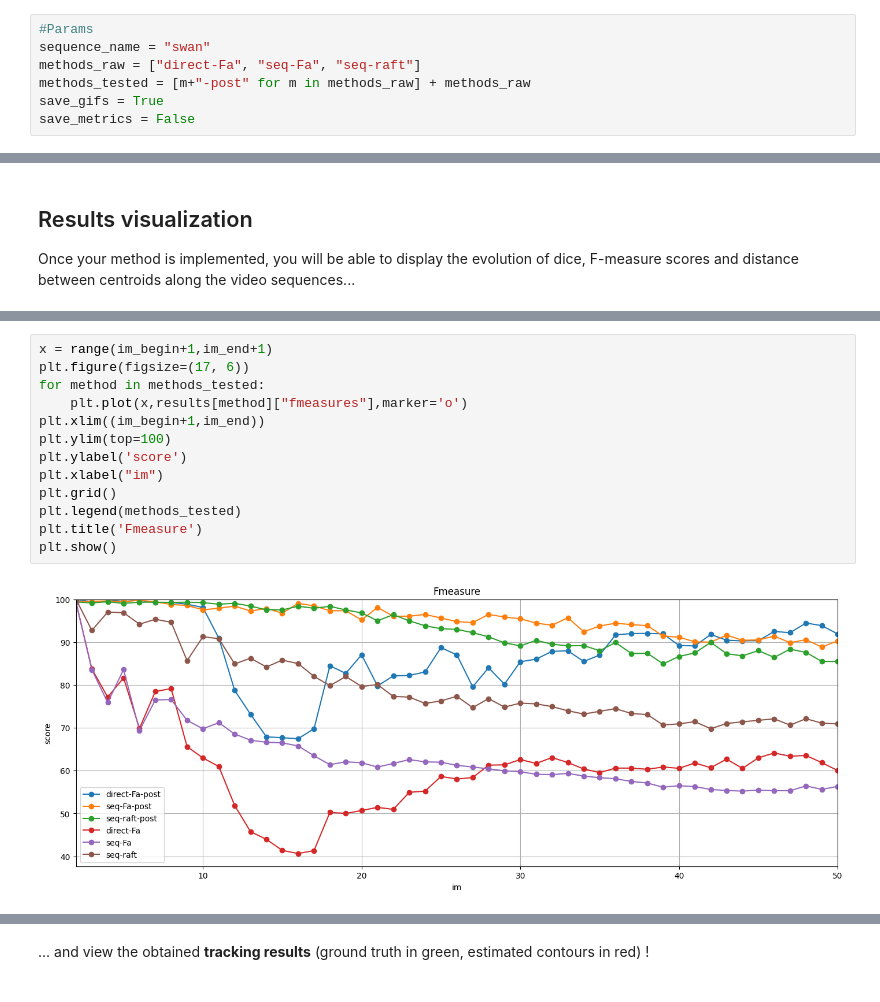
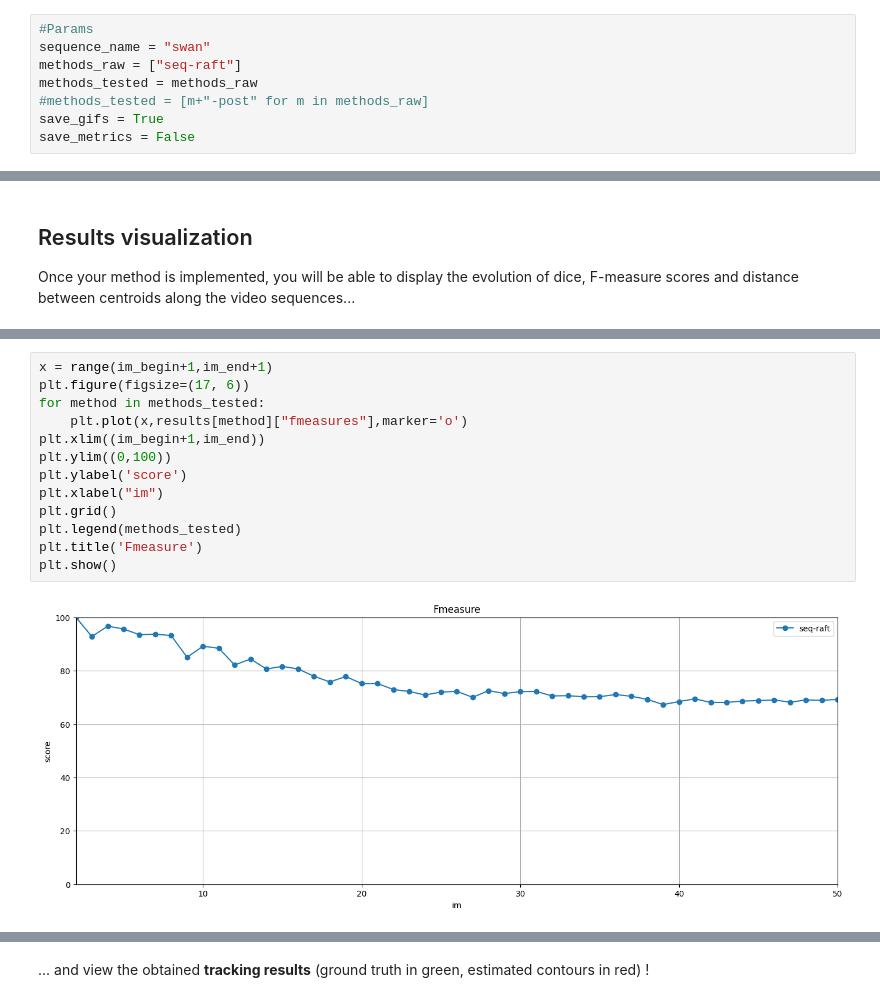
Before and after one commit to GGomez99/Optical-Flow-Motion-Estimation-Project, a Jupyter notebook: results scoring.ipynb, the cells around one changed output, grey strips where cells are left out. Saved outputs shown, nothing was run; the diff lists cells and outputs as text.

```diff
--- a/results scoring.ipynb
+++ b/results scoring.ipynb
@@ -12,8 +12,9 @@ from skimage.measure import regionprops
 # %%
 #Params
 sequence_name = "swan"
-methods_raw = ["direct-Fa", "seq-Fa", "seq-raft"]
-methods_tested = [m+"-post" for m in methods_raw] + methods_raw
+methods_raw = ["seq-raft"]
+methods_tested = methods_raw
+#methods_tested = [m+"-post" for m in methods_raw]
 save_gifs = True
 save_metrics = False
 # %%
@@ -221,18 +217,18 @@ plt.show()
 # %%
 x = range(im_begin+1,im_end+1)
 plt.figure(figsize=(17, 6))
 for method in methods_tested:
     plt.plot(x,results[method]["fmeasures"],marker='o')
 plt.xlim((im_begin+1,im_end))
-plt.ylim(top=100)
+plt.ylim((0,100))
 plt.ylabel('score')
 plt.xlabel("im")
 plt.grid()
 plt.legend(methods_tested)
 plt.title('Fmeasure')
 plt.show()
 # %% [output]
-[figure, old version]
+[figure, new version]
 # %%
 x = range(im_begin+1,im_end+1)
 plt.figure(figsize=(17, 6))
```
Also changed, not shown: parts of 3 cells of this notebook, 6 other files.
